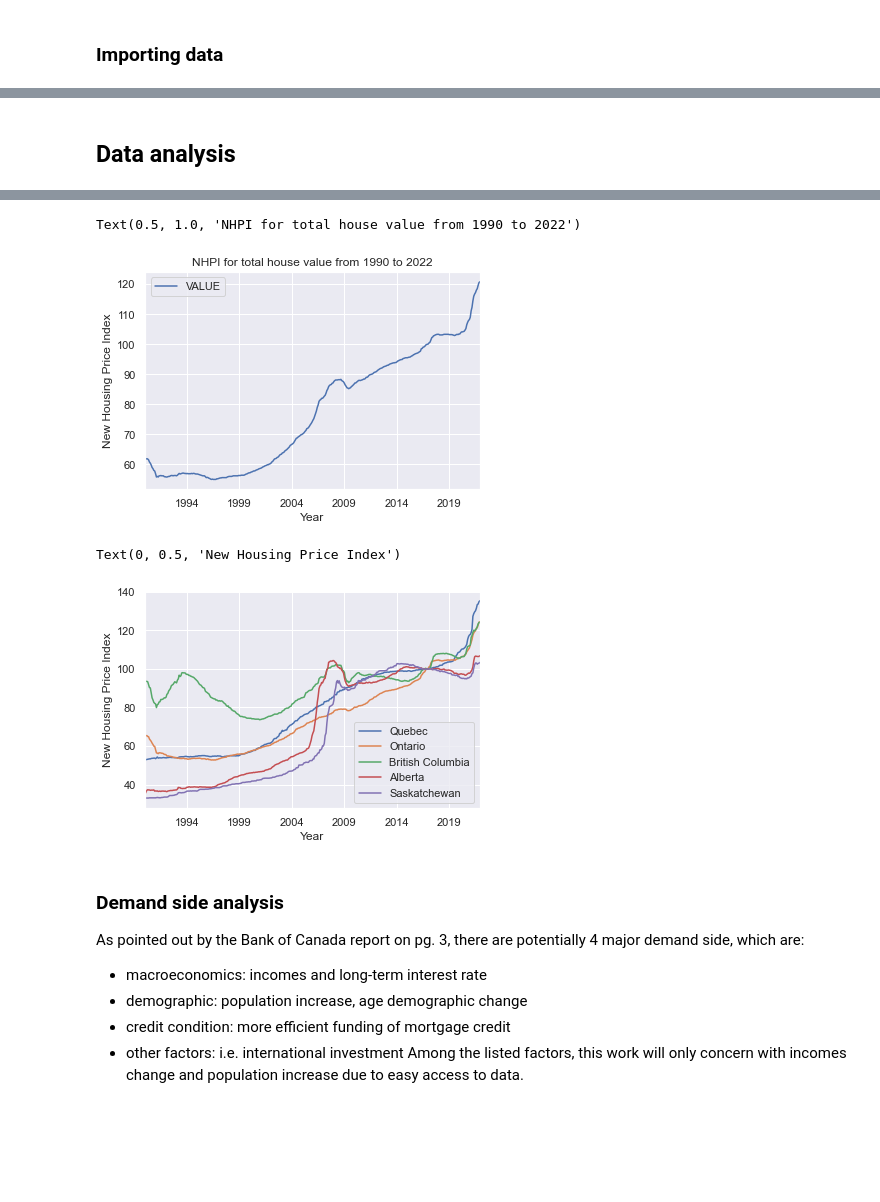
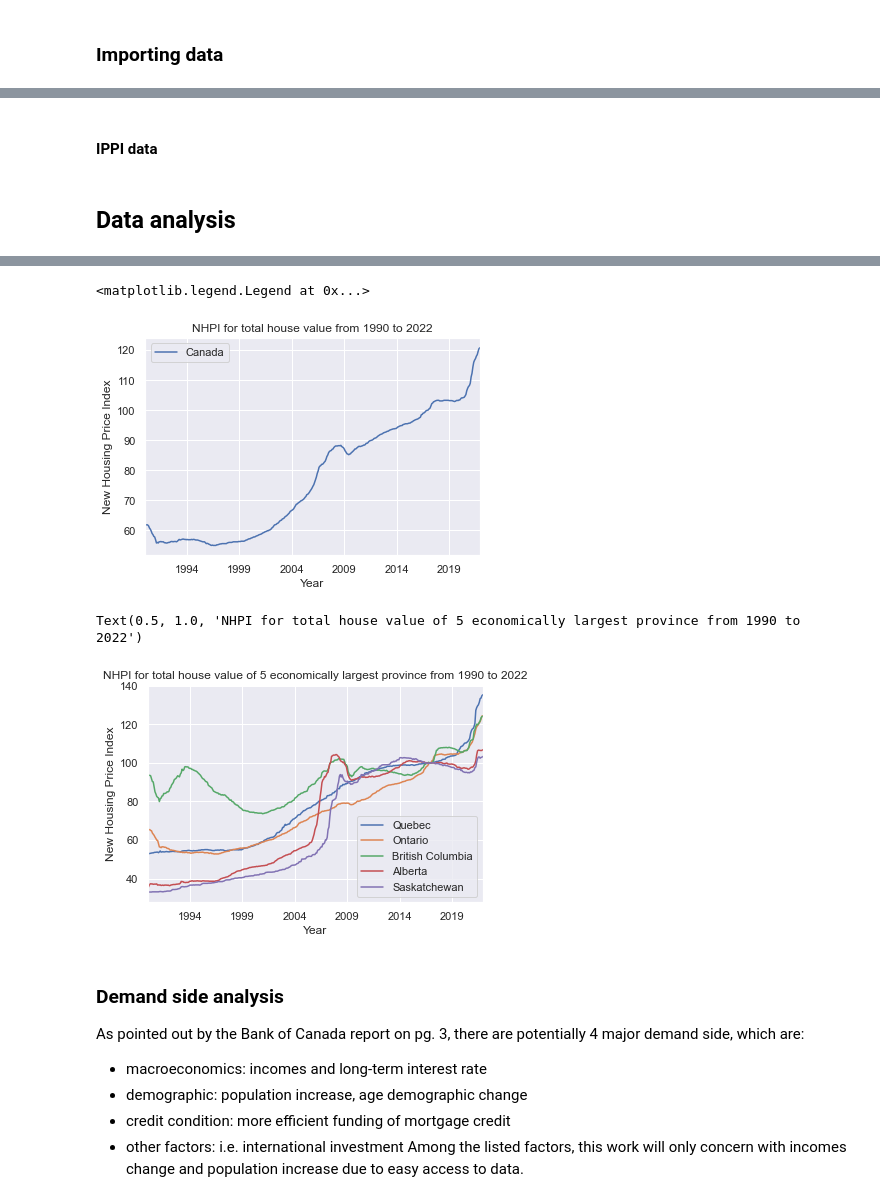
Before and after one commit to ChinhTranKaizen/StatCanHousing, a Jupyter notebook: DataAnalysis.ipynb, the cells around one changed output, grey strips where cells are left out. Drawn from its saved outputs; the diff is of its cells as text; code cells hidden in the pictures; blank space fills up the shorter version.

```diff
--- a/DataAnalysis.ipynb
+++ b/DataAnalysis.ipynb
@@ -23,6 +26,6 @@ sns.set_theme()
 # %%
-pwd = os.getcwd()
-#Load main data
-df = pd.read_csv(pwd+'\\data\\raw\\housing\\18100205.csv',header = 0)
-#Get table of metadata
+#Load new housing price index data
+df = pd.read_csv(pwd+'\\data\\raw\\housing\\18100205.csv',header = 0, parse_dates=['REF_DATE'])
+df = df[['REF_DATE','GEO','New housing price indexes','VALUE']]
+#Get table of metadata of new housing price index
 df_md = pd.read_csv(pwd+'\\data\\raw\\housing\\18100205_MetaData.csv',header = 0, skiprows =7,nrows = 43)
@@ -31,8 +68,8 @@ df_md = pd.read_csv(pwd+'\\data\\raw\\housing\\18100205_MetaData.csv',header = 0
 # %%
-#Change REF_DATE into yyyy-mm date type
-df['Month'] = pd.to_datetime(df.REF_DATE)
+#Get total new house price index (land + house)
+df = df[df['New housing price indexes'].str.contains('Total')]
 #Get data for all Canada
-df_Can = df[(df.GEO == "Canada") ]
+df_Can = df[(df.GEO == "Canada")]
 #Condition to get total houe value: df["New housing price indexes"].str.contains('Total')
 #Get provinces name from metadata file
 unique_province_id = df_md['Parent Member ID'].unique()
@@ -44,0 +96,2 @@ for name in provinces_names:
+# %% [markdown]
+#### IPPI data
@@ -51,42 +110,44 @@ for name in provinces_names:
 - The order of the NHPI among the top 5 provinces remained consistent during 1990-2005 period where the order follows as BC, QC, ON (close second), AB, SK. During 2006-2019, it can be observed that new house prices in the Prairies increase dramatically, and the top 5 provinces remain similar level of NHPI. However, from 2019, we can observe a bifurcation of NHPI among the 5 into 2 groups: ON, BC, QC vs AB and SK.
 # %%
 #Extract total house value data of entire Canada
-total = df_Can[(df_Can['New housing price indexes'].str.contains('Total')) & (df_Can['Month'] >= '01-1990')]
-lay1 = total.plot(x = 'Month',y = 'VALUE')
+after1990_CAN = df_Can[df_Can['REF_DATE'] >= '01-1990']
+lay1 = after1990_CAN.plot(x = 'REF_DATE',y = 'VALUE')
 plt.xlabel('Year')
 plt.ylabel('New Housing Price Index')
 plt.title('NHPI for total house value from 1990 to 2022')
+plt.legend(['Canada'])
 # %% [output]
-Text(0.5, 1.0, 'NHPI for total house value from 1990 to 2022')
+<matplotlib.legend.Legend at 0x...>
 [figure]
 # %%
 #Comparing top 5 highest GDP provinces to the Canada
 quebec = province_df['Quebec']
-quebec = quebec[(quebec['New housing price indexes'].str.contains('Total')) &(quebec['Month']>='01-1990')]
-layqc = quebec.plot(x = 'Month',y = 'VALUE')
+quebec = quebec[(quebec['New housing price indexes'].str.contains('Total')) &(quebec['REF_DATE']>='01-1990')]
+layqc = quebec.plot(x = 'REF_DATE',y = 'VALUE')
 
 ontario = province_df['Ontario']
-ontario = ontario[(ontario['New housing price indexes'].str.contains('Total')) &(ontario['Month']>='01-1990')]
-layon = ontario.plot(x = 'Month',y = 'VALUE', ax = layqc)
+ontario = ontario[(ontario['New housing price indexes'].str.contains('Total')) &(ontario['REF_DATE']>='01-1990')]
+layon = ontario.plot(x = 'REF_DATE',y = 'VALUE', ax = layqc)
 
 bc = province_df['British Columbia']
-bc = bc[(bc['New housing price indexes'].str.contains('Total')) &(bc['Month']>='01-1990')]
-laybc = bc.plot(x = 'Month',y = 'VALUE', ax = layon)
+bc = bc[(bc['New housing price indexes'].str.contains('Total')) &(bc['REF_DATE']>='01-1990')]
+laybc = bc.plot(x = 'REF_DATE',y = 'VALUE', ax = layon)
 
 ab = province_df['Alberta']
-ab = ab[(ab['New housing price indexes'].str.contains('Total')) &(ab['Month']>='01-1990')]
-layab = ab.plot(x = 'Month',y = 'VALUE', ax = laybc)
+ab = ab[(ab['New housing price indexes'].str.contains('Total')) &(ab['REF_DATE']>='01-1990')]
+layab = ab.plot(x = 'REF_DATE',y = 'VALUE', ax = laybc)
 
 sk = province_df['Saskatchewan']
-sk = sk[(sk['New housing price indexes'].str.contains('Total')) &(sk['Month']>='01-1990')]
-laysk = sk.plot(x = 'Month',y = 'VALUE', ax = layab)
+sk = sk[(sk['New housing price indexes'].str.contains('Total')) &(sk['REF_DATE']>='01-1990')]
+laysk = sk.plot(x = 'REF_DATE',y = 'VALUE', ax = layab)
 
 plt.legend(['Quebec','Ontario','British Columbia', 'Alberta','Saskatchewan'])
 plt.xlabel('Year')
 plt.ylabel('New Housing Price Index')
+plt.title('NHPI for total house value of 5 economically largest province from 1990 to 2022')
 # %% [output]
-Text(0, 0.5, 'New Housing Price Index')
+Text(0.5, 1.0, 'NHPI for total house value of 5 economically largest province from 1990 to 2022')
-[figure, old version]
+[figure, new version]
 # %% [markdown]
 ### Demand side analysis
 As pointed out by the Bank of Canada report on pg. 3, there are potentially 4 major demand side, which are:
```
Also changed, not shown: parts of 34 cells of this notebook, 4 other files.
